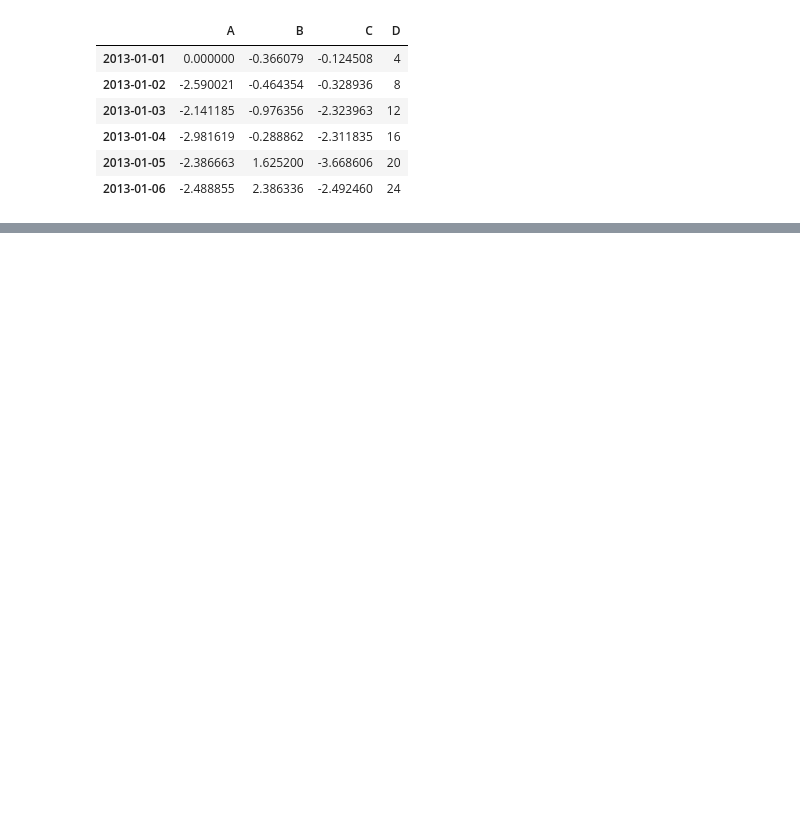
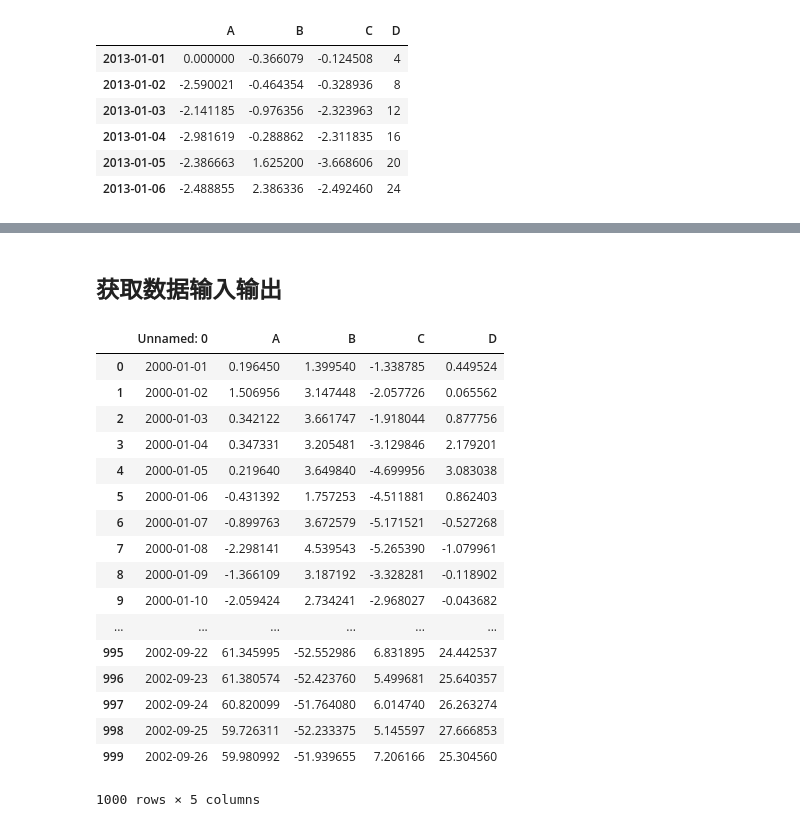
Before and after one commit to abeltowne/Machine-DeeP-Learning, a Jupyter notebook: pandas.ipynb, the cells around one changed output, grey strips where cells are left out. Saved outputs shown, nothing was run; the diff lists cells and outputs as text; code cells hidden in the pictures; blank space fills up the shorter version.

```diff
--- a/pandas.ipynb
+++ b/pandas.ipynb
@@ -322,0 +714,2 @@ df.apply(np.cumsum)
+# %% [markdown]
+## 获取数据输入输出
@@ -322,0 +718,21 @@ df.apply(np.cumsum)
+# %%
+pd.read_csv('foo.csv')
+# %% [output]
+|  | Unnamed: 0 | A | B | C | D |
+| 0 | 2000-01-01 | 0.196450 | 1.399540 | -1.338785 | 0.449524 |
+| 1 | 2000-01-02 | 1.506956 | 3.147448 | -2.057726 | 0.065562 |
+| 2 | 2000-01-03 | 0.342122 | 3.661747 | -1.918044 | 0.877756 |
+| 3 | 2000-01-04 | 0.347331 | 3.205481 | -3.129846 | 2.179201 |
+| 4 | 2000-01-05 | 0.219640 | 3.649840 | -4.699956 | 3.083038 |
+| 5 | 2000-01-06 | -0.431392 | 1.757253 | -4.511881 | 0.862403 |
+| 6 | 2000-01-07 | -0.899763 | 3.672579 | -5.171521 | -0.527268 |
+| 7 | 2000-01-08 | -2.298141 | 4.539543 | -5.265390 | -1.079961 |
+| 8 | 2000-01-09 | -1.366109 | 3.187192 | -3.328281 | -0.118902 |
+| 9 | 2000-01-10 | -2.059424 | 2.734241 | -2.968027 | -0.043682 |
+| ... | ... | ... | ... | ... | ... |
+| 995 | 2002-09-22 | 61.345995 | -52.552986 | 6.831895 | 24.442537 |
+| 996 | 2002-09-23 | 61.380574 | -52.423760 | 5.499681 | 25.640357 |
+| 997 | 2002-09-24 | 60.820099 | -51.764080 | 6.014740 | 26.263274 |
+| 998 | 2002-09-25 | 59.726311 | -52.233375 | 5.145597 | 27.666853 |
+| 999 | 2002-09-26 | 59.980992 | -51.939655 | 7.206166 | 25.304560 |
+1000 rows × 5 columns
```
Also changed, not shown: parts of 41 cells of this notebook, 3 other files.
